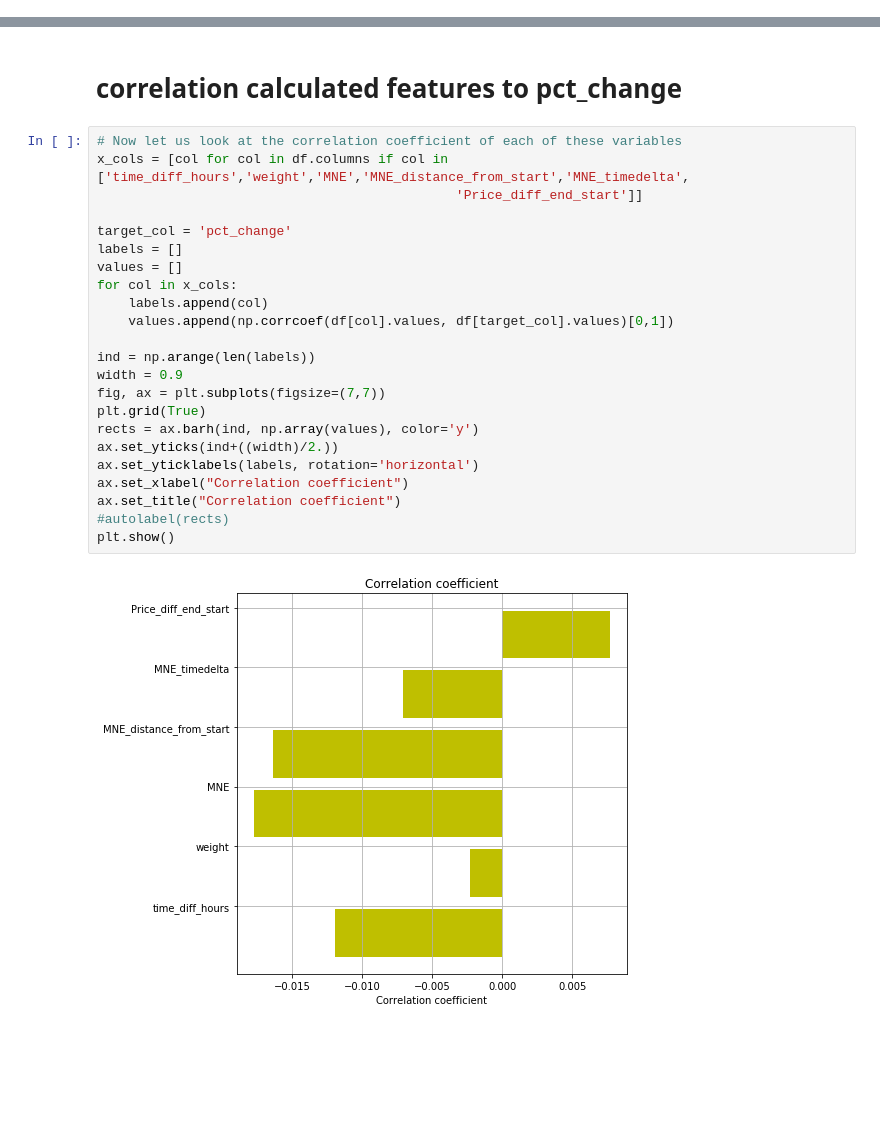
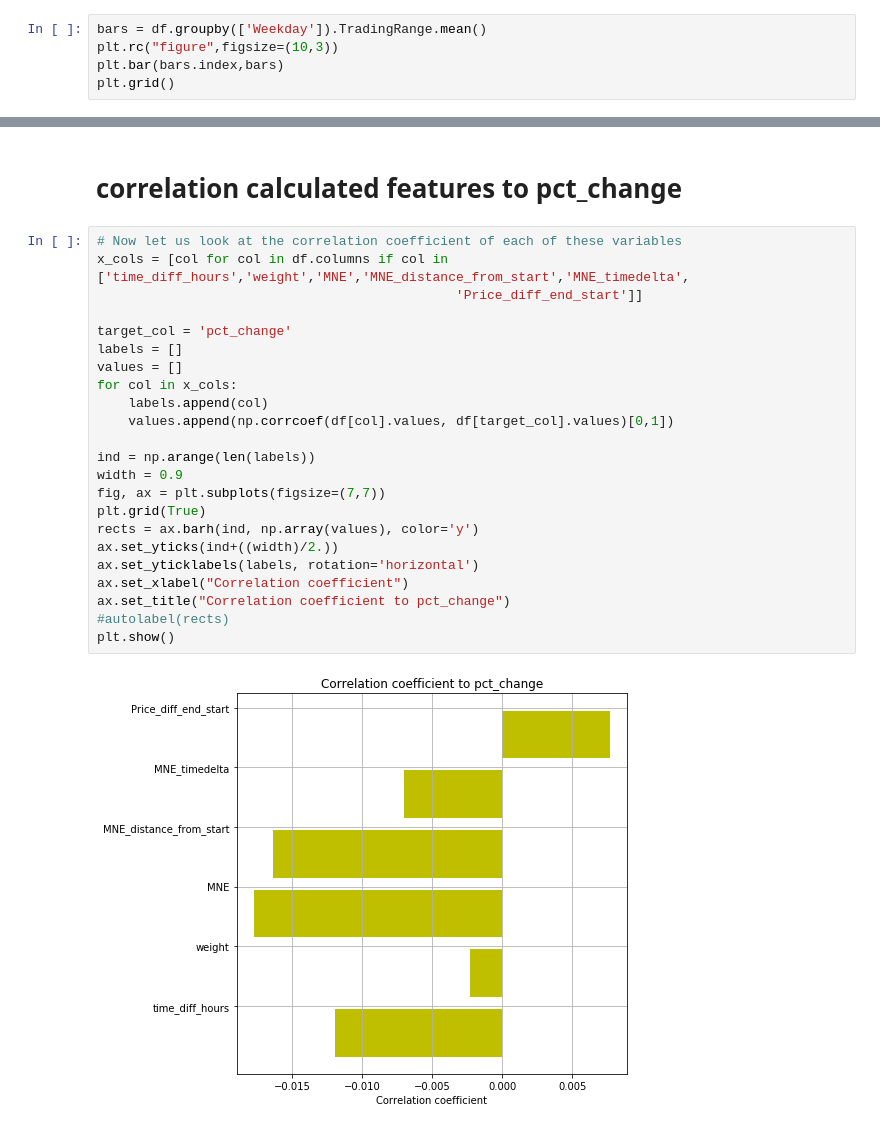
Before and after one commit to profiler84/algotrading, a Jupyter notebook: Forex_EDA.ipynb, the cells around one changed output, grey strips where cells are left out. Cells and saved outputs as stored; diff of their text form; blank space fills up the shorter version.

```diff
--- a/Forex_EDA.ipynb
+++ b/Forex_EDA.ipynb
@@ -329,3 +368,8 @@ plt.bar(bars.index,bars)
 plt.grid()
 # %% [output]
 [figure]
+# %%
+bars = df.groupby(['Weekday']).TradingRange.mean()
+plt.rc("figure",figsize=(10,3))
+plt.bar(bars.index,bars)
+plt.grid()
@@ -384,25 +430,25 @@ plt.show()
 # %%
 # Now let us look at the correlation coefficient of each of these variables
 x_cols = [col for col in df.columns if col in ['time_diff_hours','weight','MNE','MNE_distance_from_start','MNE_timedelta',
                                               'Price_diff_end_start']]
 
 target_col = 'pct_change'
 labels = []
 values = []
 for col in x_cols:
     labels.append(col)
     values.append(np.corrcoef(df[col].values, df[target_col].values)[0,1])
 
 ind = np.arange(len(labels))
 width = 0.9
 fig, ax = plt.subplots(figsize=(7,7))
 plt.grid(True)
 rects = ax.barh(ind, np.array(values), color='y')
 ax.set_yticks(ind+((width)/2.))
 ax.set_yticklabels(labels, rotation='horizontal')
 ax.set_xlabel("Correlation coefficient")
-ax.set_title("Correlation coefficient")
+ax.set_title("Correlation coefficient to pct_change")
 #autolabel(rects)
 plt.show()
 # %% [output]
-[figure, old version]
+[figure, new version]
```
Also changed, not shown: parts of 17 cells of this notebook, 2 other files.
